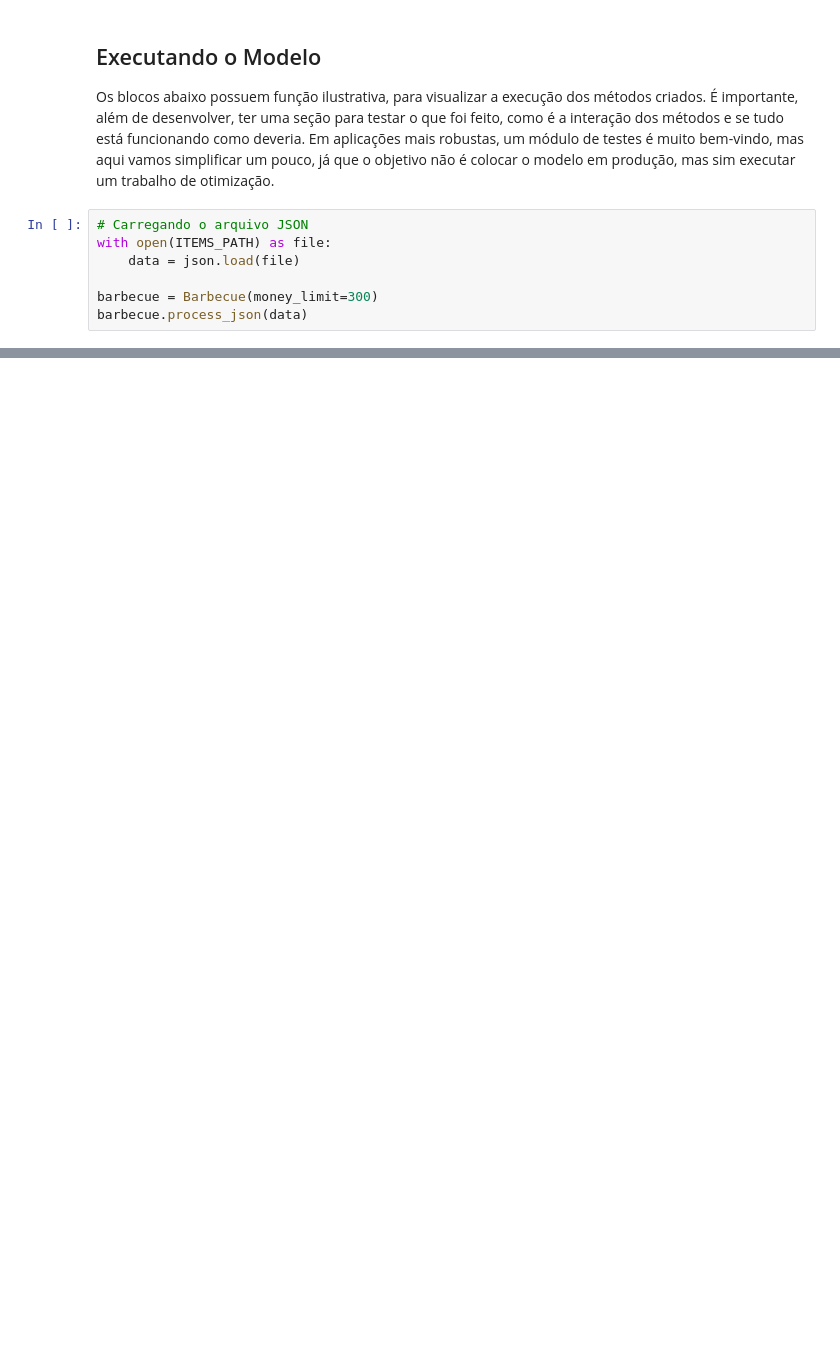
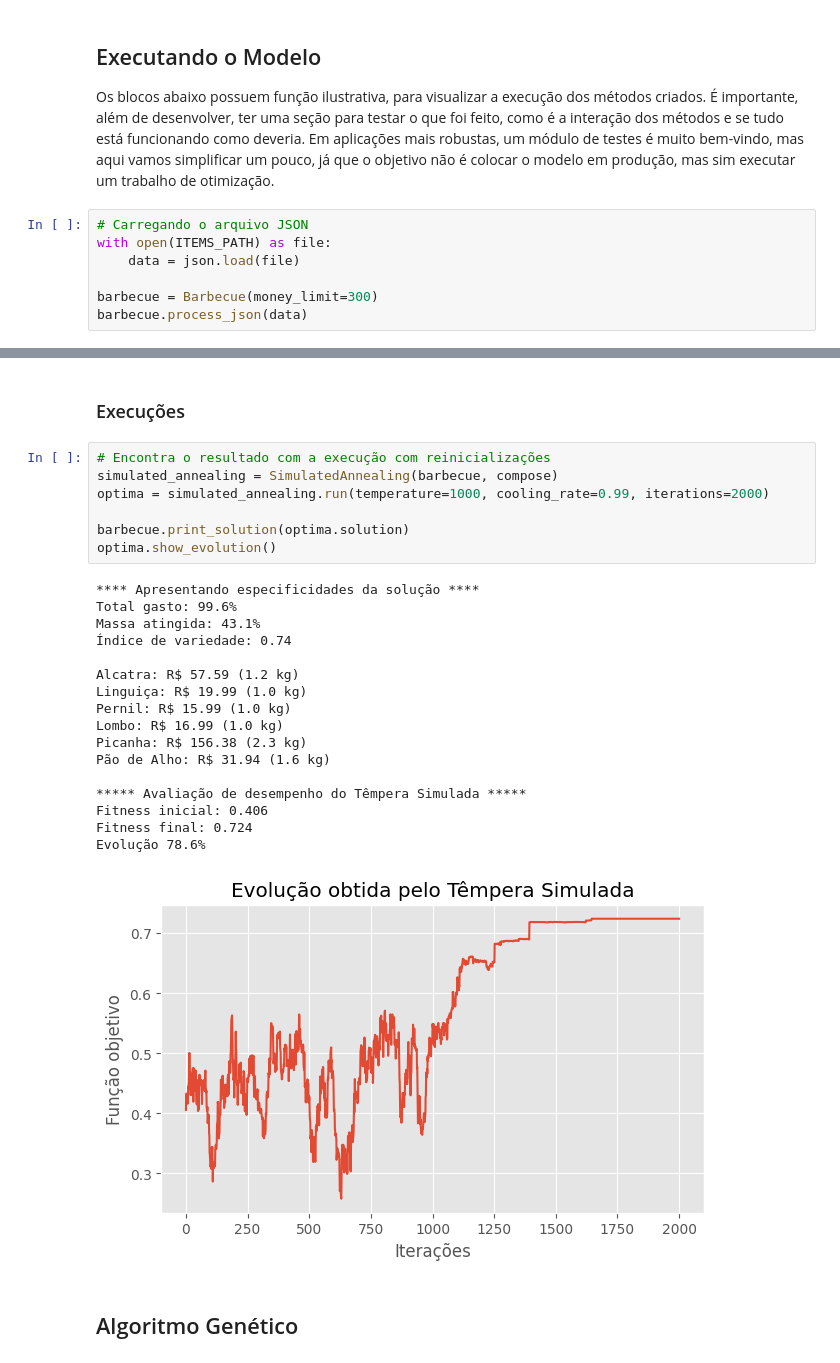
Before and after one commit to BrunoSantosPK/maximizando, a Jupyter notebook: notebooks/caso_churrasco.ipynb, the cells around one changed output, grey strips where cells are left out. Cells and saved outputs as stored; diff of their text form; blank space fills up the shorter version.

```diff
--- a/notebooks/caso_churrasco.ipynb
+++ b/notebooks/caso_churrasco.ipynb
@@ -306,0 +561,29 @@ Vizinho: [0.9, 0.6, 0.6, 0.2, 0.9, 7]
+# %% [markdown]
+### Execuções
+# %%
+# Encontra o resultado com a execução com reinicializações
+simulated_annealing = SimulatedAnnealing(barbecue, compose)
+optima = simulated_annealing.run(temperature=1000, cooling_rate=0.99, iterations=2000)
+
+barbecue.print_solution(optima.solution)
+optima.show_evolution()
+# %% [output]
+**** Apresentando especificidades da solução ****
+Total gasto: 99.6%
+Massa atingida: 43.1%
+Índice de variedade: 0.74
+
+Alcatra: R$ 57.59 (1.2 kg)
+Linguiça: R$ 19.99 (1.0 kg)
+Pernil: R$ 15.99 (1.0 kg)
+Lombo: R$ 16.99 (1.0 kg)
+Picanha: R$ 156.38 (2.3 kg)
+Pão de Alho: R$ 31.94 (1.6 kg)
+
+***** Avaliação de desempenho do Têmpera Simulada *****
+Fitness inicial: 0.406
+Fitness final: 0.724
+Evolução 78.6%
+[figure, added]
+# %% [markdown]
+## Algoritmo Genético
```
Also changed, not shown: parts of 18 cells of this notebook.
